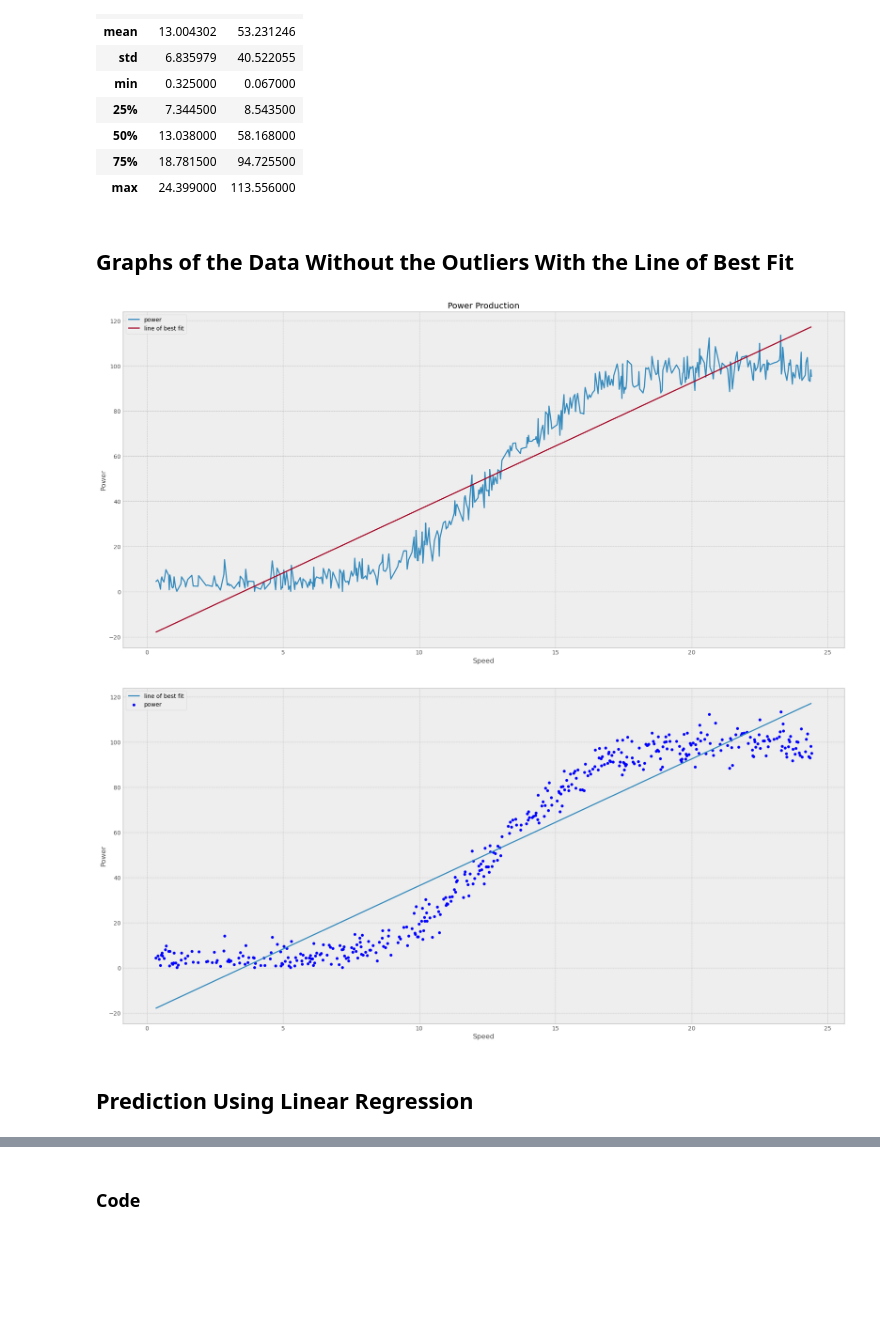
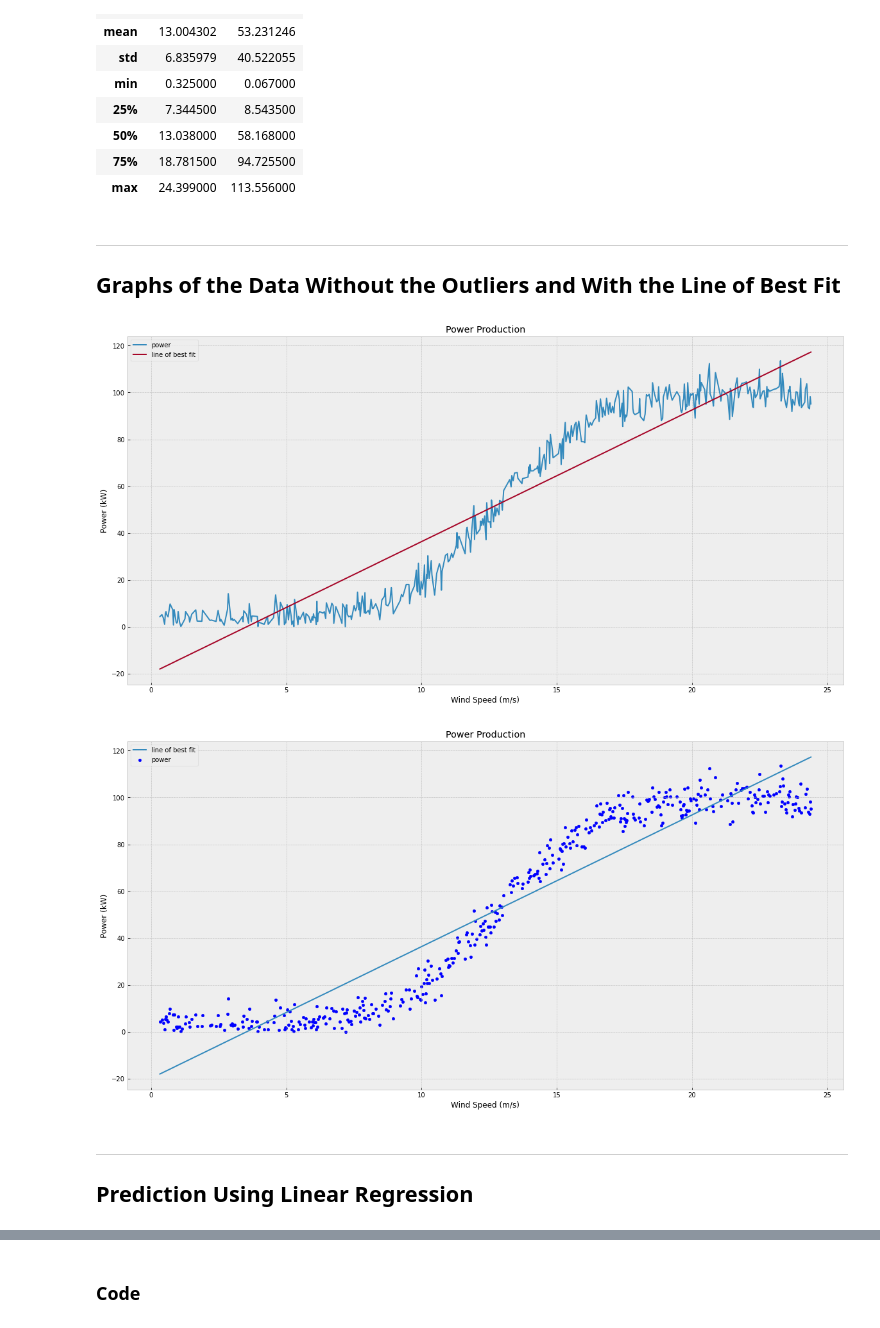
Before and after one commit to WilliamVida/EmergingTechnologiesProject, a Jupyter notebook: Project.ipynb, the cells around one changed output, grey strips where cells are left out. Cells and saved outputs as stored; diff of their text form; code cells hidden in the pictures; blank space fills up the shorter version.

```diff
--- a/Project.ipynb
+++ b/Project.ipynb
@@ -190,28 +200,30 @@ speedPower.describe()
 | 75% | 18.781500 | 94.725500 |
 | max | 24.399000 | 113.556000 |
 # %% [markdown]
-## Graphs of the Data Without the Outliers With the Line of Best Fit
+***
+## Graphs of the Data Without the Outliers and With the Line of Best Fit
 # %%
 speedPower.plot(x = "speed", y = "power")
 plt.plot(speedPower["speed"], np.poly1d(np.polyfit(speedPower["speed"], speedPower["power"], 1))(speedPower["speed"]), label = "line of best fit")
 plt.title("Power Production")
-plt.xlabel("Speed")
-plt.ylabel("Power")
+plt.xlabel("Wind Speed (m/s)")
+plt.ylabel("Power (kW)")
 plt.legend(loc = "upper left")
 plt.show()
 # %% [output]
-[figure, old version]
+[figure, new version]
 # %%
 speedPower.plot.scatter(x = "speed", y = "power", label = "power")
 plt.plot(speedPower["speed"], np.poly1d(np.polyfit(speedPower["speed"], speedPower["power"], 1))(speedPower["speed"]), label = "line of best fit")
 plt.title("Power Production")
-plt.xlabel("Speed")
-plt.ylabel("Power")
+plt.xlabel("Wind Speed (m/s)")
+plt.ylabel("Power (kW)")
 plt.legend(loc = "upper left")
 plt.show()
 # %% [output]
-[figure, old version]
+[figure, new version]
 # %% [markdown]
+***
 ## Prediction Using Linear Regression
 # %% [markdown]
 ### Research
```
Also changed, not shown: parts of 28 cells of this notebook, 6 other files.
